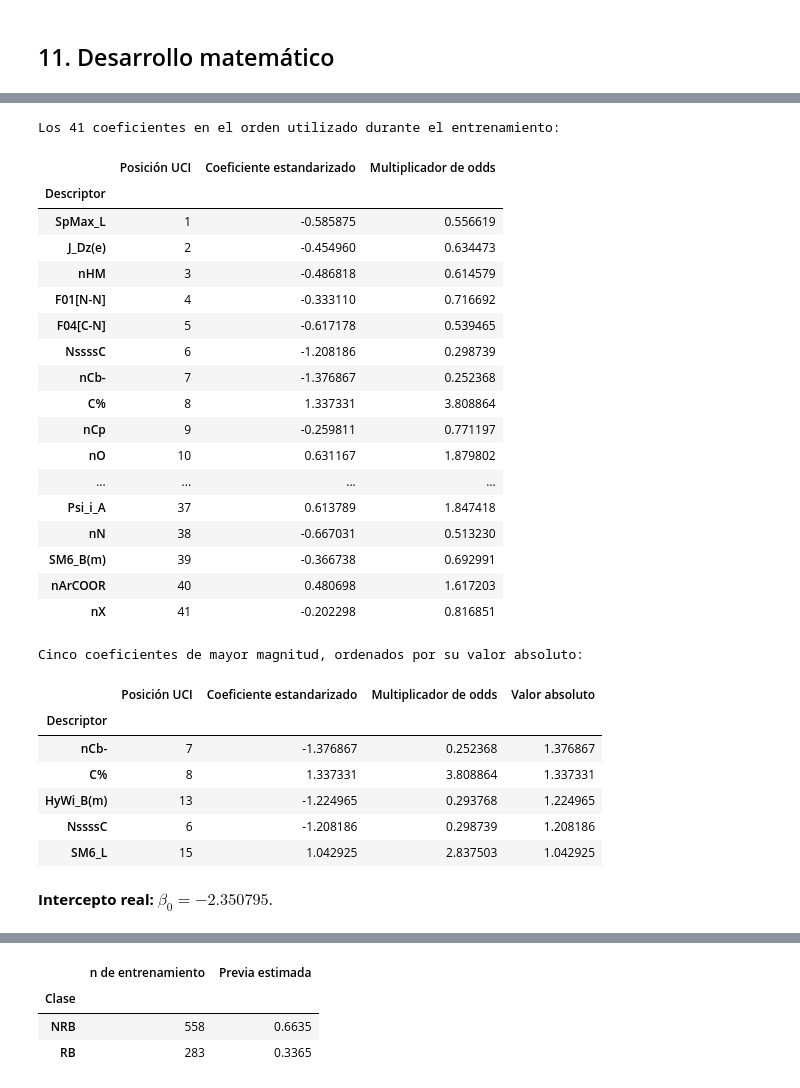
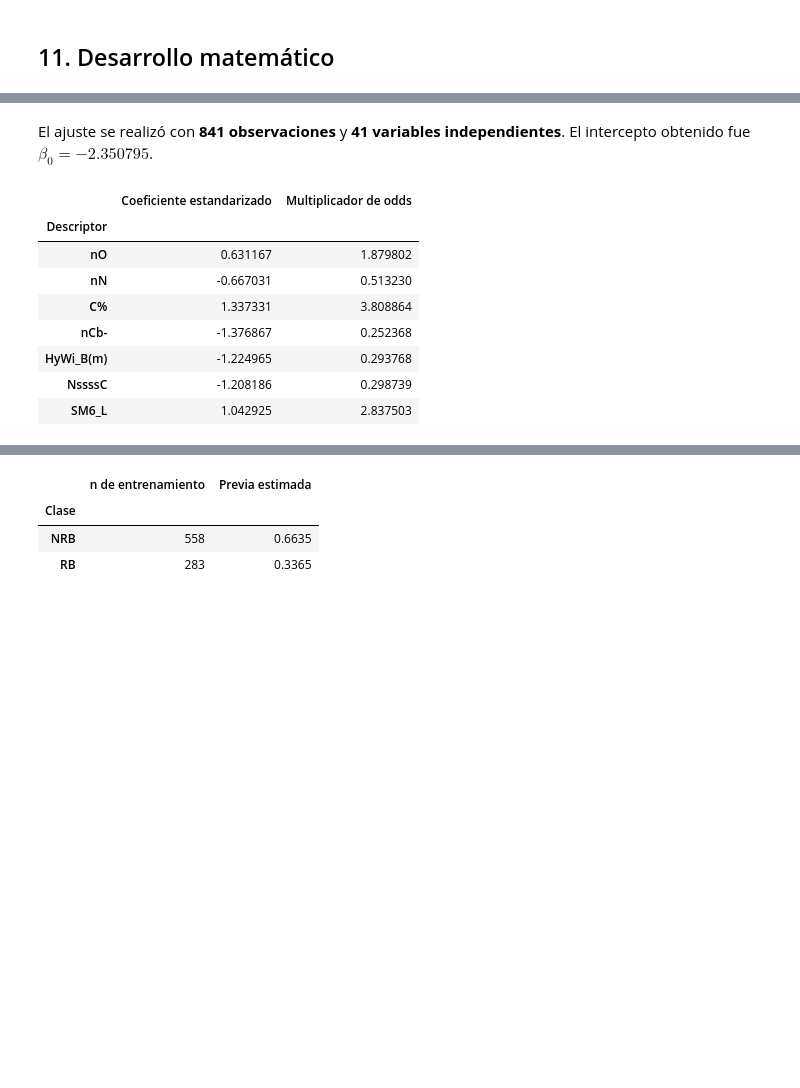
Before and after one commit to josuecruz5/ProyectoBiodegradable, a Jupyter notebook: analisis_biodegradabilidad.ipynb, the cells around one changed output, grey strips where cells are left out. Cells and saved outputs as stored; diff of their text form; code cells hidden in the pictures; blank space fills up the shorter version.

```diff
--- a/analisis_biodegradabilidad.ipynb
+++ b/analisis_biodegradabilidad.ipynb
@@ -1143,59 +997,46 @@ y su interpretación individual tiene límites cuando las variables están corre
 # %%
-# Parámetros del modelo logístico ajustado con entrenamiento.
+# Parámetros de la Regresión Logística ya ajustada en entrenamiento.
 pipeline_logistico = modelos_entrenados["Regresión Logística"]
 escalador_logistico = pipeline_logistico.named_steps["escala"]
 clasificador_logistico = pipeline_logistico.named_steps["clasificador"]
 nombres_entrenamiento = list(pipeline_logistico.feature_names_in_)
 assert nombres_entrenamiento == list(X_train.columns) == descriptores
 assert list(escalador_logistico.feature_names_in_) == nombres_entrenamiento
 assert clasificador_logistico.coef_.shape == (1, 41)
 assert list(clasificador_logistico.classes_) == [0, 1]
 
 coeficientes_logisticos = clasificador_logistico.coef_[0]
 intercepto_logistico = float(clasificador_logistico.intercept_[0])
 tabla_41_coeficientes = pd.DataFrame({
     "Posición UCI": np.arange(1, 42),
     "Coeficiente estandarizado": coeficientes_logisticos,
     "Multiplicador de odds": np.exp(coeficientes_logisticos),
 }, index=pd.Index(nombres_entrenamiento, name="Descriptor"))
-print("Los 41 coeficientes en el orden utilizado durante el entrenamiento:")
-with pd.option_context("display.max_rows", None, "display.precision", 6):
-    display(tabla_41_coeficientes)
-
 orden_magnitud = tabla_41_coeficientes["Coeficiente estandarizado"].abs().sort_values(
     ascending=False, kind="stable",
 ).index
 cinco_coeficientes_mayores = tabla_41_coeficientes.loc[orden_magnitud[:5]].copy()
 cinco_coeficientes_mayores["Valor absoluto"] = cinco_coeficientes_mayores["Coeficiente estandarizado"].abs()
-print("Cinco coeficientes de mayor magnitud, ordenados por su valor absoluto:")
-display(cinco_coeficientes_mayores.round(6))
-display(Markdown(fr"**Intercepto real:** $\beta_0 = {intercepto_logistico:.6f}$."))
+descriptores_resumen = list(dict.fromkeys(
+    ["nO", "nN", "C%"] + list(cinco_coeficientes_mayores.index)
+))
+tabla_coeficientes = tabla_41_coeficientes.loc[
+    descriptores_resumen, ["Coeficiente estandarizado", "Multiplicador de odds"],
+]
+display(Markdown(
+    f"El ajuste se realizó con **{escalador_logistico.n_samples_seen_:.0f} observaciones** y "
+    f"**{len(nombres_entrenamiento)} variables independientes**. "
+    fr"El intercepto obtenido fue $\beta_0={intercepto_logistico:.6f}$."
+))
+display(tabla_coeficientes.round(6))
 # %% [output]
-Los 41 coeficientes en el orden utilizado durante el entrenamiento:
+El ajuste se realizó con **841 observaciones** y **41 variables independientes**. El intercepto obtenido fue $\beta_0=-2.350795$.
-|  | Posición UCI | Coeficiente estandarizado | Multiplicador de odds |
-| Descriptor |  |  |  |
-| SpMax_L | 1 | -0.585875 | 0.556619 |
-| J_Dz(e) | 2 | -0.454960 | 0.634473 |
-| nHM | 3 | -0.486818 | 0.614579 |
-| F01[N-N] | 4 | -0.333110 | 0.716692 |
-| F04[C-N] | 5 | -0.617178 | 0.539465 |
-| NssssC | 6 | -1.208186 | 0.298739 |
-| nCb- | 7 | -1.376867 | 0.252368 |
-| C% | 8 | 1.337331 | 3.808864 |
-| nCp | 9 | -0.259811 | 0.771197 |
-| nO | 10 | 0.631167 | 1.879802 |
-| ... | ... | ... | ... |
-| Psi_i_A | 37 | 0.613789 | 1.847418 |
-| nN | 38 | -0.667031 | 0.513230 |
-| SM6_B(m) | 39 | -0.366738 | 0.692991 |
-| nArCOOR | 40 | 0.480698 | 1.617203 |
-| nX | 41 | -0.202298 | 0.816851 |
+|  | Coeficiente estandarizado | Multiplicador de odds |
+| Descriptor |  |  |
+| nO | 0.631167 | 1.879802 |
+| nN | -0.667031 | 0.513230 |
+| C% | 1.337331 | 3.808864 |
+| nCb- | -1.376867 | 0.252368 |
+| HyWi_B(m) | -1.224965 | 0.293768 |
+| NssssC | -1.208186 | 0.298739 |
+| SM6_L | 1.042925 | 2.837503 |
-Cinco coeficientes de mayor magnitud, ordenados por su valor absoluto:
-|  | Posición UCI | Coeficiente estandarizado | Multiplicador de odds | Valor absoluto |
-| Descriptor |  |  |  |  |
-| nCb- | 7 | -1.376867 | 0.252368 | 1.376867 |
-| C% | 8 | 1.337331 | 3.808864 | 1.337331 |
-| HyWi_B(m) | 13 | -1.224965 | 0.293768 | 1.224965 |
-| NssssC | 6 | -1.208186 | 0.298739 | 1.208186 |
-| SM6_L | 15 | 1.042925 | 2.837503 | 1.042925 |
-**Intercepto real:** $\beta_0 = -2.350795$.
```
Also changed, not shown: parts of 44 cells of this notebook.
